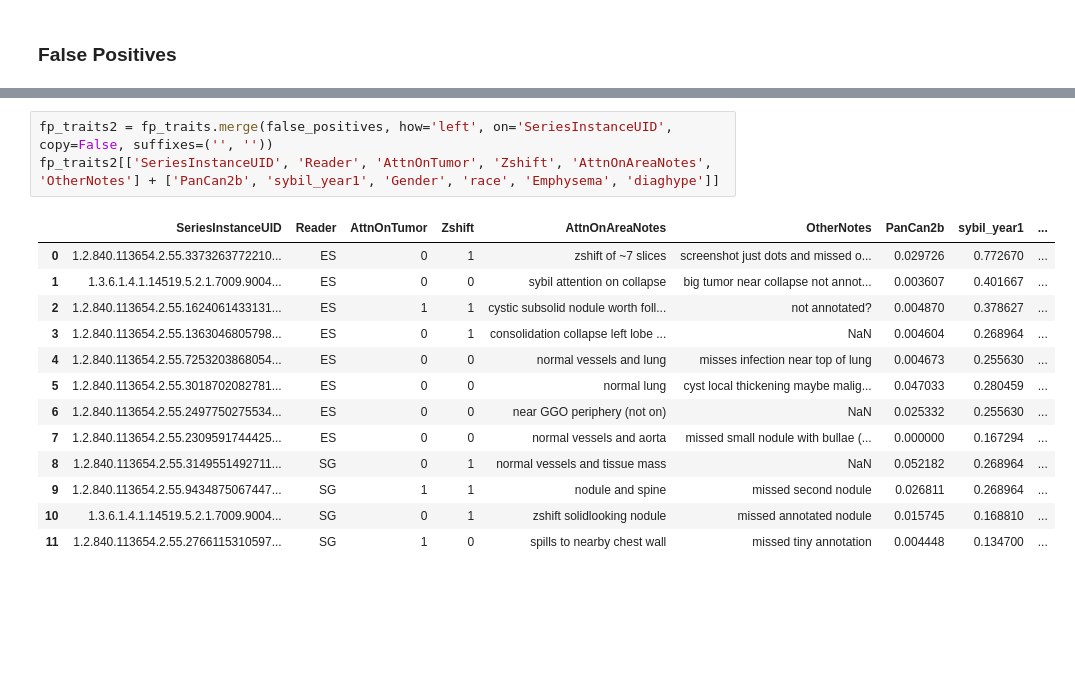
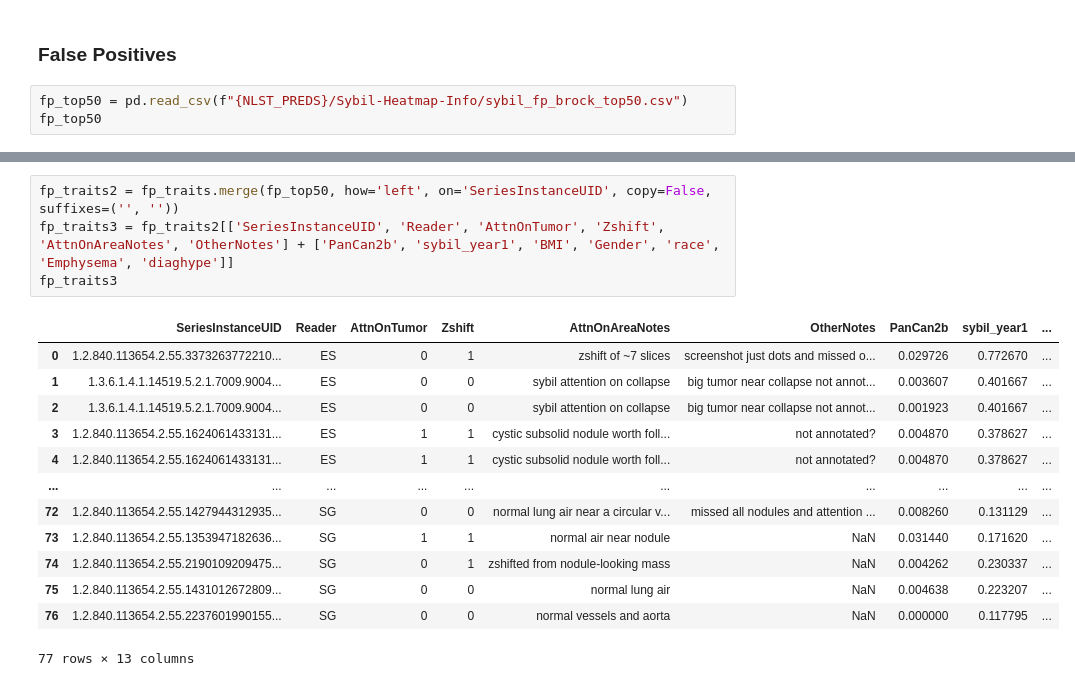
Before and after one commit to DIAGNijmegen/bodyct-lung-malignancy-fairness, a Jupyter notebook: sybil_false_nlst.ipynb, the cells around one changed output, grey strips where cells are left out. Cells and saved outputs as stored; diff of their text form; blank space fills up the shorter version.

Commit message:
loaded notes on rest of fp scans

```diff
--- a/sybil_false_nlst.ipynb
+++ b/sybil_false_nlst.ipynb
@@ -1104,3 +1103,6 @@ fn_traits2[['SeriesInstanceUID', 'Reader', 'AttnOnTumor', 'AttnOnAreaNotes', 'Ot
 | 24 | 1.3.6.1.4.1.14519.5.2.1.7009.9004... | SG | 0 | just below nodule | NaN | 0.417392 | 0.043411 | 1 | ... |
 # %% [markdown]
 ### False Positives
+# %%
+fp_top50 = pd.read_csv(f"{NLST_PREDS}/Sybil-Heatmap-Info/sybil_fp_brock_top50.csv")
+fp_top50
@@ -1124,17 +1144,18 @@ fp_traits
 # %%
-fp_traits2 = fp_traits.merge(false_positives, how='left', on='SeriesInstanceUID', copy=False, suffixes=('', ''))
-fp_traits2[['SeriesInstanceUID', 'Reader', 'AttnOnTumor', 'Zshift', 'AttnOnAreaNotes', 'OtherNotes'] + ['PanCan2b', 'sybil_year1', 'Gender', 'race', 'Emphysema', 'diaghype']]
+fp_traits2 = fp_traits.merge(fp_top50, how='left', on='SeriesInstanceUID', copy=False, suffixes=('', ''))
+fp_traits3 = fp_traits2[['SeriesInstanceUID', 'Reader', 'AttnOnTumor', 'Zshift', 'AttnOnAreaNotes', 'OtherNotes'] + ['PanCan2b', 'sybil_year1', 'BMI', 'Gender', 'race', 'Emphysema', 'diaghype']]
+fp_traits3
 # %% [output]
 |  | SeriesInstanceUID | Reader | AttnOnTumor | Zshift | AttnOnAreaNotes | OtherNotes | PanCan2b | sybil_year1 | ... |
 | 0 | 1.2.840.113654.2.55.3373263772210... | ES | 0 | 1 | zshift of ~7 slices | screenshot just dots and missed o... | 0.029726 | 0.772670 | ... |
 | 1 | 1.3.6.1.4.1.14519.5.2.1.7009.9004... | ES | 0 | 0 | sybil attention on collapse | big tumor near collapse not annot... | 0.003607 | 0.401667 | ... |
-| 2 | 1.2.840.113654.2.55.1624061433131... | ES | 1 | 1 | cystic subsolid nodule worth foll... | not annotated? | 0.004870 | 0.378627 | ... |
-| 3 | 1.2.840.113654.2.55.1363046805798... | ES | 0 | 1 | consolidation collapse left lobe ... | NaN | 0.004604 | 0.268964 | ... |
-| 4 | 1.2.840.113654.2.55.7253203868054... | ES | 0 | 0 | normal vessels and lung | misses infection near top of lung | 0.004673 | 0.255630 | ... |
-| 5 | 1.2.840.113654.2.55.3018702082781... | ES | 0 | 0 | normal lung | cyst local thickening maybe malig... | 0.047033 | 0.280459 | ... |
-| 6 | 1.2.840.113654.2.55.2497750275534... | ES | 0 | 0 | near GGO periphery (not on) | NaN | 0.025332 | 0.255630 | ... |
-| 7 | 1.2.840.113654.2.55.2309591744425... | ES | 0 | 0 | normal vessels and aorta | missed small nodule with bullae (... | 0.000000 | 0.167294 | ... |
-| 8 | 1.2.840.113654.2.55.3149551492711... | SG | 0 | 1 | normal vessels and tissue mass | NaN | 0.052182 | 0.268964 | ... |
-| 9 | 1.2.840.113654.2.55.9434875067447... | SG | 1 | 1 | nodule and spine | missed second nodule | 0.026811 | 0.268964 | ... |
-| 10 | 1.3.6.1.4.1.14519.5.2.1.7009.9004... | SG | 0 | 1 | zshift solidlooking nodule | missed annotated nodule | 0.015745 | 0.168810 | ... |
-| 11 | 1.2.840.113654.2.55.2766115310597... | SG | 1 | 0 | spills to nearby chest wall | missed tiny annotation | 0.004448 | 0.134700 | ... |
+| 2 | 1.3.6.1.4.1.14519.5.2.1.7009.9004... | ES | 0 | 0 | sybil attention on collapse | big tumor near collapse not annot... | 0.001923 | 0.401667 | ... |
+| 3 | 1.2.840.113654.2.55.1624061433131... | ES | 1 | 1 | cystic subsolid nodule worth foll... | not annotated? | 0.004870 | 0.378627 | ... |
+| 4 | 1.2.840.113654.2.55.1624061433131... | ES | 1 | 1 | cystic subsolid nodule worth foll... | not annotated? | 0.004870 | 0.378627 | ... |
+| ... | ... | ... | ... | ... | ... | ... | ... | ... | ... |
+| 72 | 1.2.840.113654.2.55.1427944312935... | SG | 0 | 0 | normal lung air near a circular v... | missed all nodules and attention ... | 0.008260 | 0.131129 | ... |
+| 73 | 1.2.840.113654.2.55.1353947182636... | SG | 1 | 1 | normal air near nodule | NaN | 0.031440 | 0.171620 | ... |
+| 74 | 1.2.840.113654.2.55.2190109209475... | SG | 0 | 1 | zshifted from nodule-looking mass | NaN | 0.004262 | 0.230337 | ... |
+| 75 | 1.2.840.113654.2.55.1431012672809... | SG | 0 | 0 | normal lung air | NaN | 0.004638 | 0.223207 | ... |
+| 76 | 1.2.840.113654.2.55.2237601990155... | SG | 0 | 0 | normal vessels and aorta | NaN | 0.000000 | 0.117795 | ... |
+77 rows × 13 columns
```
Also changed, not shown: parts of 3 cells of this notebook.
